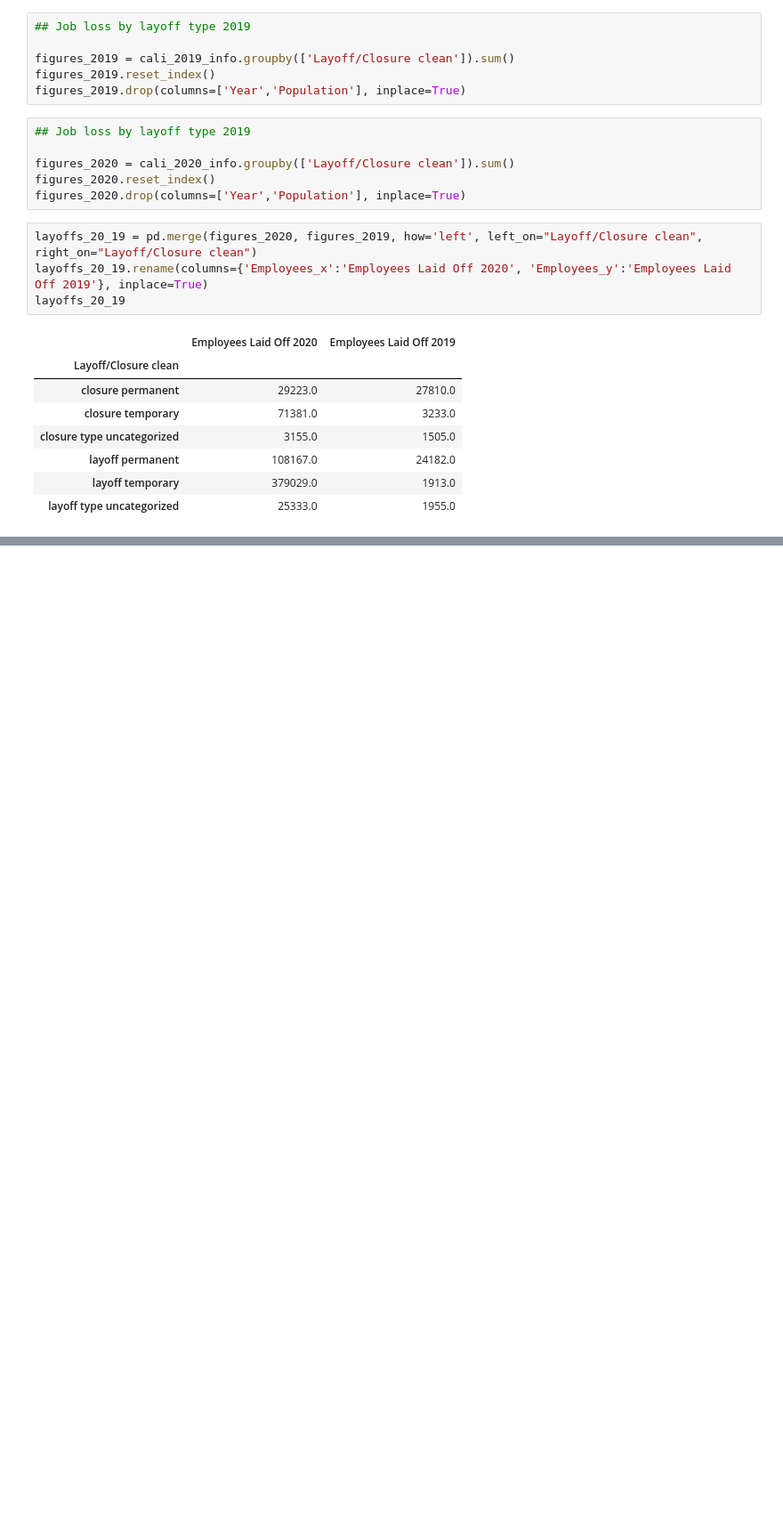
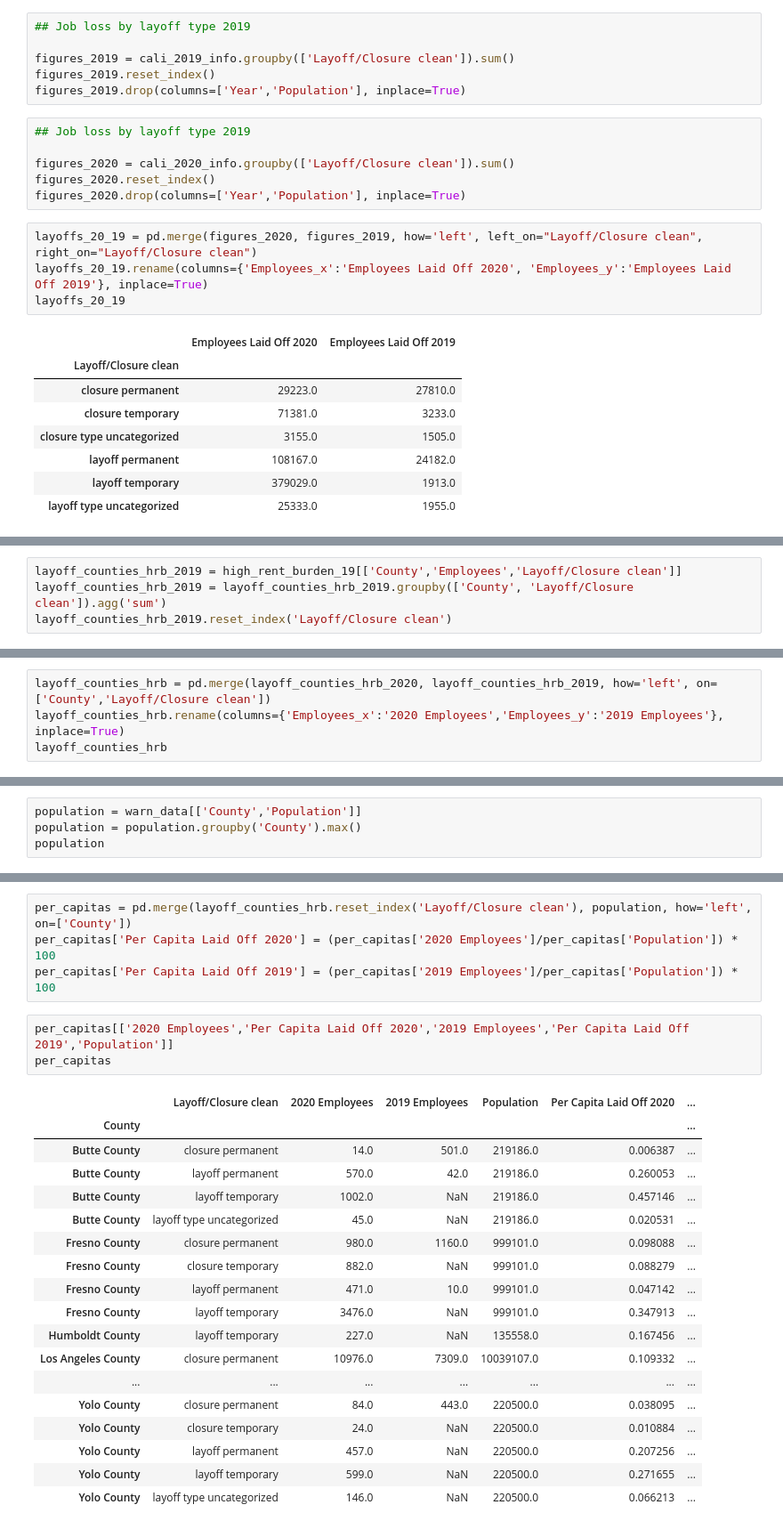
Before and after one commit to biglocalnews/WARN_Cali_analysis, a Jupyter notebook: notebooks/warn_analysis-Copy1.ipynb, the cells around one changed output, grey strips where cells are left out. Shown at 89% size. Drawn from its saved outputs; the diff is of its cells as text; blank space fills up the shorter version.

```diff
--- a/notebooks/warn_analysis-Copy1.ipynb
+++ b/notebooks/warn_analysis-Copy1.ipynb
@@ -229,0 +157,4 @@ sums_tmp_2020_2019
+# %%
+layoff_counties_hrb_2019 = high_rent_burden_19[['County','Employees','Layoff/Closure clean']]
+layoff_counties_hrb_2019 = layoff_counties_hrb_2019.groupby(['County', 'Layoff/Closure clean']).agg('sum')
+layoff_counties_hrb_2019.reset_index('Layoff/Closure clean')
@@ -229,0 +180,4 @@ sums_tmp_2020_2019
+# %%
+layoff_counties_hrb = pd.merge(layoff_counties_hrb_2020, layoff_counties_hrb_2019, how='left', on=['County','Layoff/Closure clean'])
+layoff_counties_hrb.rename(columns={'Employees_x':'2020 Employees','Employees_y':'2019 Employees'}, inplace=True)
+layoff_counties_hrb
@@ -229,0 +203,4 @@ sums_tmp_2020_2019
+# %%
+population = warn_data[['County','Population']]
+population = population.groupby('County').max()
+population
@@ -230,3 +226,29 @@ sums_tmp_2020_2019
+# %%
+per_capitas = pd.merge(layoff_counties_hrb.reset_index('Layoff/Closure clean'), population, how='left', on=['County'])
+per_capitas['Per Capita Laid Off 2020'] = (per_capitas['2020 Employees']/per_capitas['Population']) * 100
+per_capitas['Per Capita Laid Off 2019'] = (per_capitas['2019 Employees']/per_capitas['Population']) * 100
+# %%
+per_capitas[['2020 Employees','Per Capita Laid Off 2020','2019 Employees','Per Capita Laid Off 2019','Population']]
+per_capitas
+# %% [output]
+|  | Layoff/Closure clean | 2020 Employees | 2019 Employees | Population | Per Capita Laid Off 2020 | ... |
+| County |  |  |  |  |  | ... |
+| Butte County | closure permanent | 14.0 | 501.0 | 219186.0 | 0.006387 | ... |
+| Butte County | layoff permanent | 570.0 | 42.0 | 219186.0 | 0.260053 | ... |
+| Butte County | layoff temporary | 1002.0 | NaN | 219186.0 | 0.457146 | ... |
+| Butte County | layoff type uncategorized | 45.0 | NaN | 219186.0 | 0.020531 | ... |
+| Fresno County | closure permanent | 980.0 | 1160.0 | 999101.0 | 0.098088 | ... |
+| Fresno County | closure temporary | 882.0 | NaN | 999101.0 | 0.088279 | ... |
+| Fresno County | layoff permanent | 471.0 | 10.0 | 999101.0 | 0.047142 | ... |
+| Fresno County | layoff temporary | 3476.0 | NaN | 999101.0 | 0.347913 | ... |
+| Humboldt County | layoff temporary | 227.0 | NaN | 135558.0 | 0.167456 | ... |
+| Los Angeles County | closure permanent | 10976.0 | 7309.0 | 10039107.0 | 0.109332 | ... |
+| ... | ... | ... | ... | ... | ... | ... |
+| Yolo County | closure permanent | 84.0 | 443.0 | 220500.0 | 0.038095 | ... |
+| Yolo County | closure temporary | 24.0 | NaN | 220500.0 | 0.010884 | ... |
+| Yolo County | layoff permanent | 457.0 | NaN | 220500.0 | 0.207256 | ... |
+| Yolo County | layoff temporary | 599.0 | NaN | 220500.0 | 0.271655 | ... |
+| Yolo County | layoff type uncategorized | 146.0 | NaN | 220500.0 | 0.066213 | ... |
 # %%
 # Fact Check that West Sacramento is most affected by Layoffs in Yolo County
 
```
Also changed, not shown: parts of 56 cells of this notebook.
